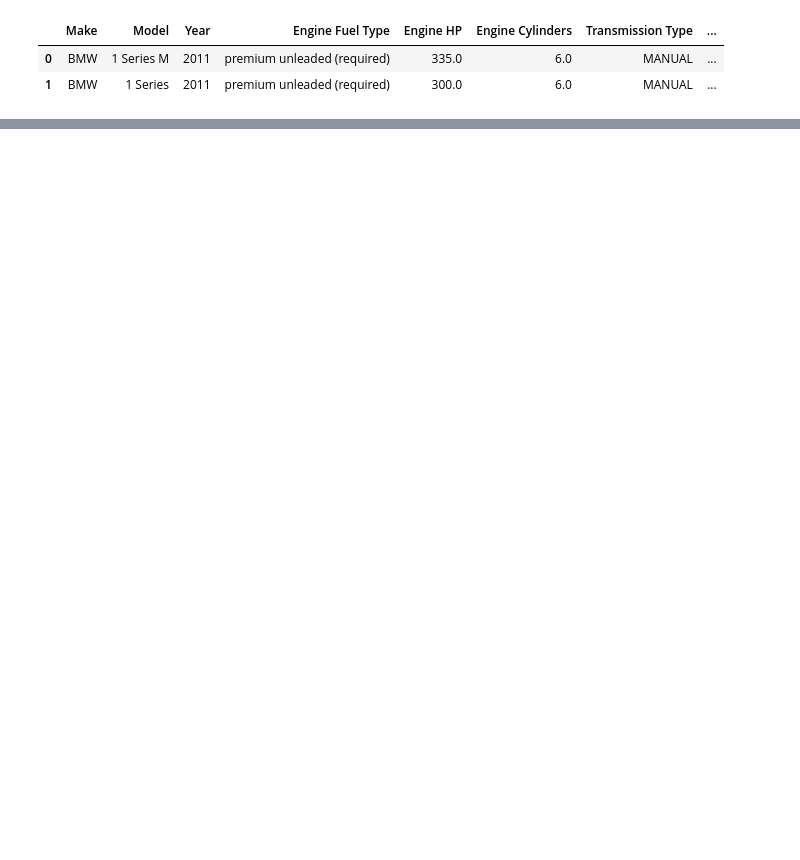
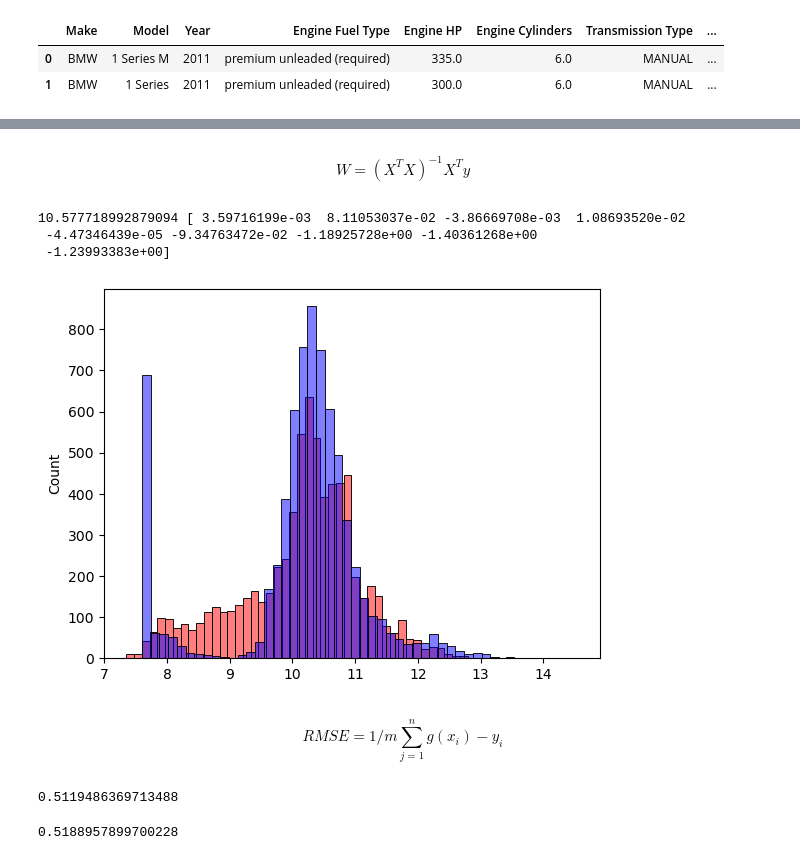
Before and after one commit to Biob-scientist/Machine-learning--regression-basics, a Jupyter notebook: linear_regression_basics.ipynb, the cells around one changed output, grey strips where cells are left out. Saved outputs shown, nothing was run; the diff lists cells and outputs as text; code cells hidden in the pictures; blank space fills up the shorter version.

```diff
--- a/linear_regression_basics.ipynb
+++ b/linear_regression_basics.ipynb
@@ -37,0 +205,70 @@ df.head(2)
+# %% [markdown]
+$$ W=(X^TX)^{-1}X^Ty$$
+# %%
+# Linear regression
+def linear_regression(X,y):
+  ones=np.ones(X.shape[0])
+  X=np.column_stack([ones,X])
+  XTX=X.T.dot(X)
+  XTX_inv=np.linalg.inv(XTX)
+  w_full=XTX_inv.dot(X.T).dot(y)
+  return w_full[0],w_full[1:]
+# %%
+def prepare_X(df):
+  df=df.copy()
+  df['age']=2017-df.year
+  base=['engine_hp','engine_cylinders','highway_mpg', 'city_mpg', 'popularity']
+
+  features=base.copy()
+  features.append('age')
+  for v in [2,3,4]:
+    df['num_doors_%s' %v]=(df.number_of_doors==v).astype(int)
+    features.append('num_doors_%s' %v)
+
+  df_num=df[features]
+  df_num=df_num.fillna(0)
+  X=df_num.values
+  return X
+# %%
+# create independent variables of respective set
+X_train=prepare_X(df_train)
+X_test=prepare_X(df_test)
+X_val=prepare_X(df_val)
+# %%
+# obtain the optimum weights of constants
+w0,w=linear_regression(X_train,y_train)
+
+
+print(w0,w)
+# predict price
+y_pred=w0+ X_train.dot(w)
+# %% [output]
+10.577718992879094 [ 3.59716199e-03  8.11053037e-02 -3.86669708e-03  1.08693520e-02
+ -4.47346439e-05 -9.34763472e-02 -1.18925728e+00 -1.40361268e+00
+ -1.23993383e+00]
+# %%
+sns.histplot(y_pred,color='red',bins=50,alpha=0.5)
+sns.histplot(y_train,color='blue',bins=50,alpha=0.5)
+plt.show()
+# %% [output]
+[figure, added]
+# %% [markdown]
+$$RMSE=1/m\sum_{j=1}^ng(x_i)-y_i$$
+# %%
+def rmse(y,y_pred):
+  error=y-y_pred
+  se=error**2
+  mse=se.mean()
+  return np.sqrt(mse)
+
+
+rmse(y_train,y_pred)
+# %% [output]
+0.5119486369713488
+# %%
+X_val=prepare_X(df_val)
+w0,w=linear_regression(X_val,y_val)
+y_pred=w0+ X_val.dot(w)
+rmse(y_val,y_pred)
+# %% [output]
+0.5188957899700228
```
Also changed, not shown: parts of 19 cells of this notebook.
